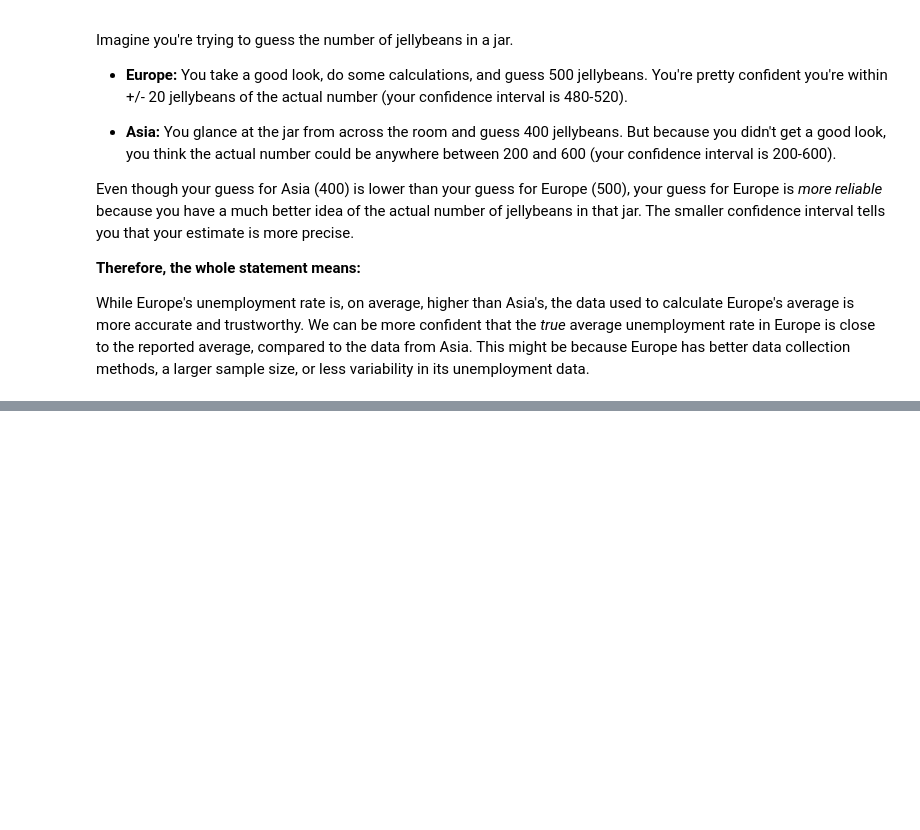
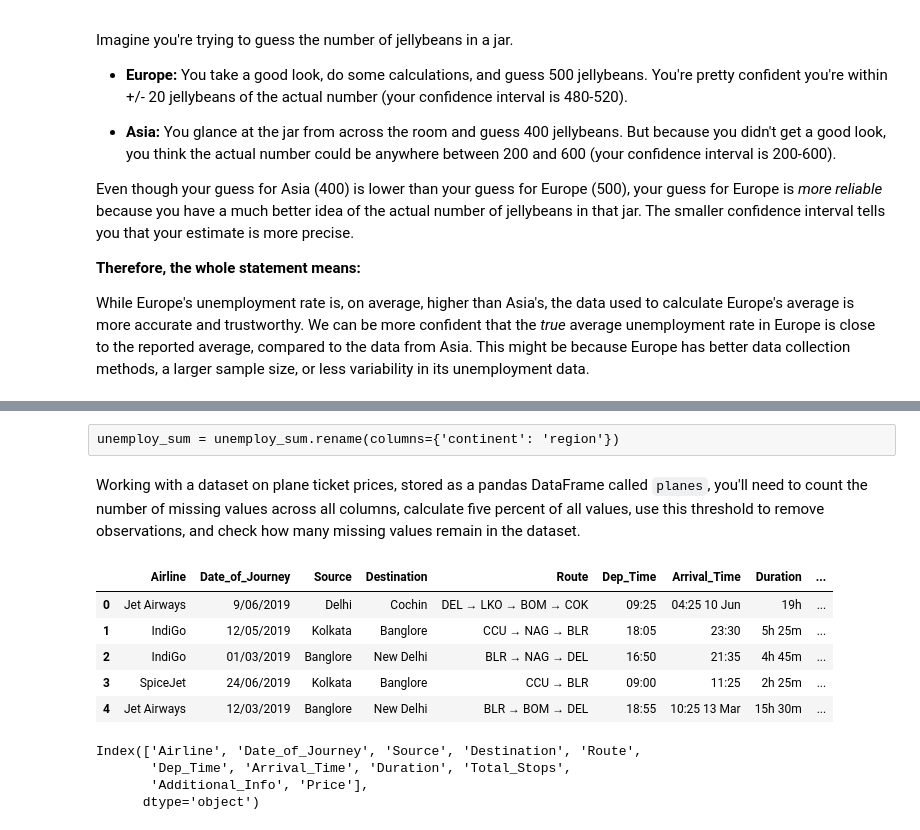
Before and after one commit to aziscript/Python-for-data-analysis, a Jupyter notebook: EDAinPython.ipynb, the cells around one changed output, grey strips where cells are left out. Saved outputs shown, nothing was run; the diff lists cells and outputs as text; code cells hidden in the pictures; blank space fills up the shorter version.

```diff
--- a/EDAinPython.ipynb
+++ b/EDAinPython.ipynb
@@ -398,0 +410,21 @@ While Europe's unemployment rate is, on average, higher than Asia's, the data us
+# %% [raw]
+unemploy_sum = unemploy_sum.rename(columns={'continent': 'region'})
+# %% [markdown]
+Working with a dataset on plane ticket prices, stored as a pandas DataFrame called `planes`, you'll need to count the number of missing values across all columns, calculate five percent of all values, use this threshold to remove observations, and check how many missing values remain in the dataset.
+# %%
+planes = pd.read_csv('planes.csv')
+planes.head()
+# %% [output]
+|  | Airline | Date_of_Journey | Source | Destination | Route | Dep_Time | Arrival_Time | Duration | ... |
+| 0 | Jet Airways | 9/06/2019 | Delhi | Cochin | DEL → LKO → BOM → COK | 09:25 | 04:25 10 Jun | 19h | ... |
+| 1 | IndiGo | 12/05/2019 | Kolkata | Banglore | CCU → NAG → BLR | 18:05 | 23:30 | 5h 25m | ... |
+| 2 | IndiGo | 01/03/2019 | Banglore | New Delhi | BLR → NAG → DEL | 16:50 | 21:35 | 4h 45m | ... |
+| 3 | SpiceJet | 24/06/2019 | Kolkata | Banglore | CCU → BLR | 09:00 | 11:25 | 2h 25m | ... |
+| 4 | Jet Airways | 12/03/2019 | Banglore | New Delhi | BLR → BOM → DEL | 18:55 | 10:25 13 Mar | 15h 30m | ... |
+# %%
+planes.columns
+# %% [output]
+Index(['Airline', 'Date_of_Journey', 'Source', 'Destination', 'Route',
+       'Dep_Time', 'Arrival_Time', 'Duration', 'Total_Stops',
+       'Additional_Info', 'Price'],
+      dtype='object')
```
Also changed, not shown: parts of 32 cells of this notebook.
